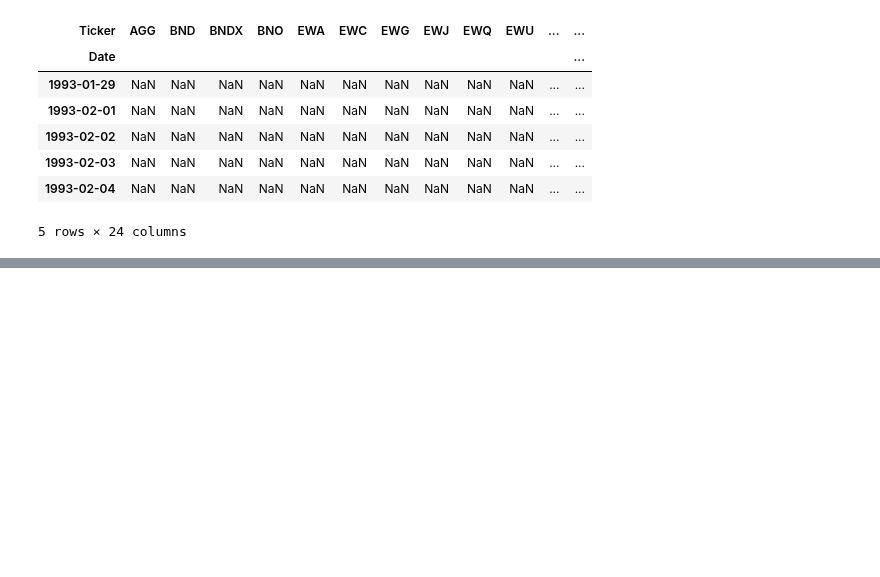
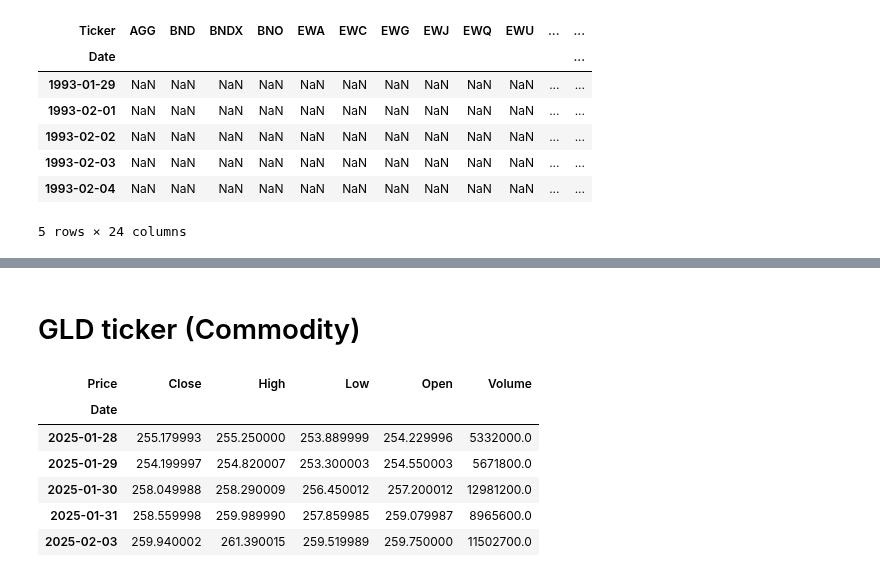
Before and after one commit to gagrawal009/FE5213-Quantitative-Macroeconomics-with-Python, a Jupyter notebook: notebooks/Macro_Assets.ipynb, the cells around one changed output, grey strips where cells are left out. Cells and saved outputs as stored; diff of their text form; code cells hidden in the pictures; blank space fills up the shorter version.

```diff
--- a/notebooks/Macro_Assets.ipynb
+++ b/notebooks/Macro_Assets.ipynb
@@ -85,0 +130,13 @@ close_prices.to_csv('../macro_data/close_prices.csv')
+# %% [markdown]
+# GLD ticker (Commodity)
+# %%
+GLD_data_full = full_history_data.xs('GLD', level=1, axis=1)
+GLD_data_full.tail()
+# %% [output]
+| Price | Close | High | Low | Open | Volume |
+| Date |  |  |  |  |  |
+| 2025-01-28 | 255.179993 | 255.250000 | 253.889999 | 254.229996 | 5332000.0 |
+| 2025-01-29 | 254.199997 | 254.820007 | 253.300003 | 254.550003 | 5671800.0 |
+| 2025-01-30 | 258.049988 | 258.290009 | 256.450012 | 257.200012 | 12981200.0 |
+| 2025-01-31 | 258.559998 | 259.989990 | 257.859985 | 259.079987 | 8965600.0 |
+| 2025-02-03 | 259.940002 | 261.390015 | 259.519989 | 259.750000 | 11502700.0 |
```
Also changed, not shown: parts of 9 cells of this notebook.
